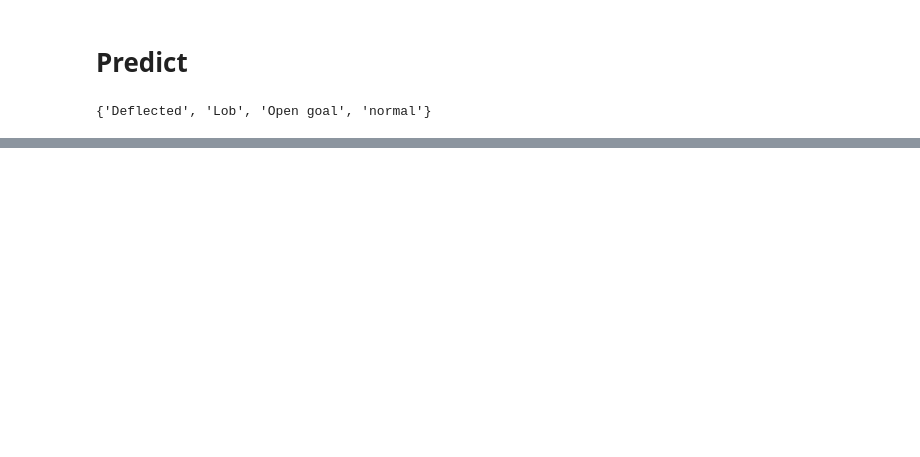
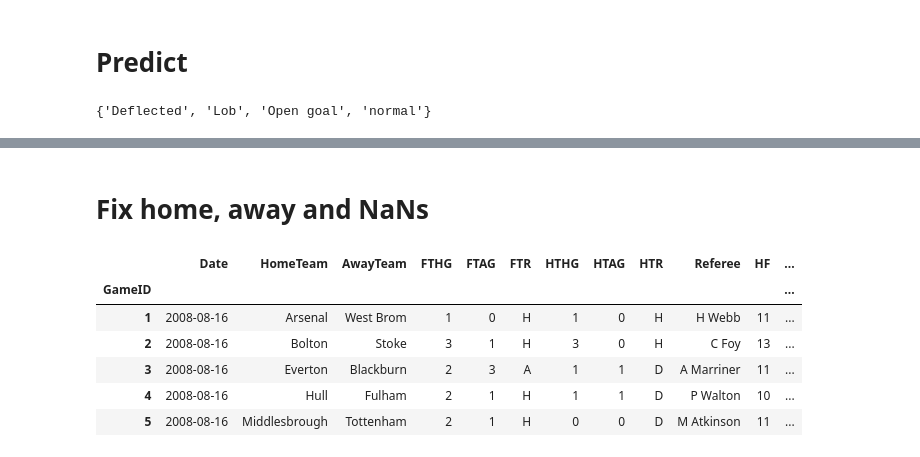
Before and after one commit to abircb/beat-the-bookie, a Jupyter notebook: shots.ipynb, the cells around one changed output, grey strips where cells are left out. Cells and saved outputs as stored; diff of their text form; code cells hidden in the pictures; blank space fills up the shorter version.

Commit message:
data matched - some missing

```diff
--- a/shots.ipynb
+++ b/shots.ipynb
@@ -857,0 +883,15 @@ display(all_results[0])
+# %% [markdown]
+# Fix home, away and NaNs
+# %%
+non_shot_data = pd.read_csv('data/non-shot-xG/non_shot_data.csv', index_col=0)
+non_shot_data['Date'] = pd.to_datetime(non_shot_data['Date'], format='%d/%m/%Y')
+# %%
+non_shot_data.head()
+# %% [output]
+|  | Date | HomeTeam | AwayTeam | FTHG | FTAG | FTR | HTHG | HTAG | HTR | Referee | HF | ... |
+| GameID |  |  |  |  |  |  |  |  |  |  |  | ... |
+| 1 | 2008-08-16 | Arsenal | West Brom | 1 | 0 | H | 1 | 0 | H | H Webb | 11 | ... |
+| 2 | 2008-08-16 | Bolton | Stoke | 3 | 1 | H | 3 | 0 | H | C Foy | 13 | ... |
+| 3 | 2008-08-16 | Everton | Blackburn | 2 | 3 | A | 1 | 1 | D | A Marriner | 11 | ... |
+| 4 | 2008-08-16 | Hull | Fulham | 2 | 1 | H | 1 | 1 | D | P Walton | 10 | ... |
+| 5 | 2008-08-16 | Middlesbrough | Tottenham | 2 | 1 | H | 0 | 0 | D | M Atkinson | 11 | ... |
```
Also changed, not shown: parts of 14 cells of this notebook, 2 other files.
